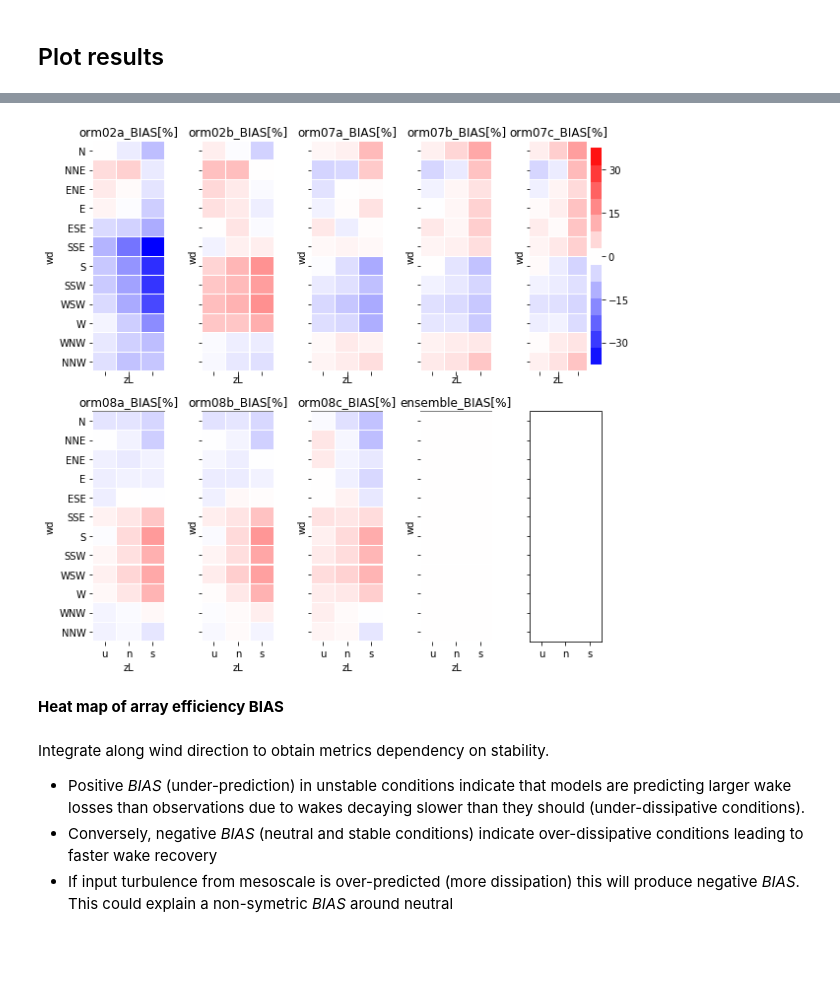
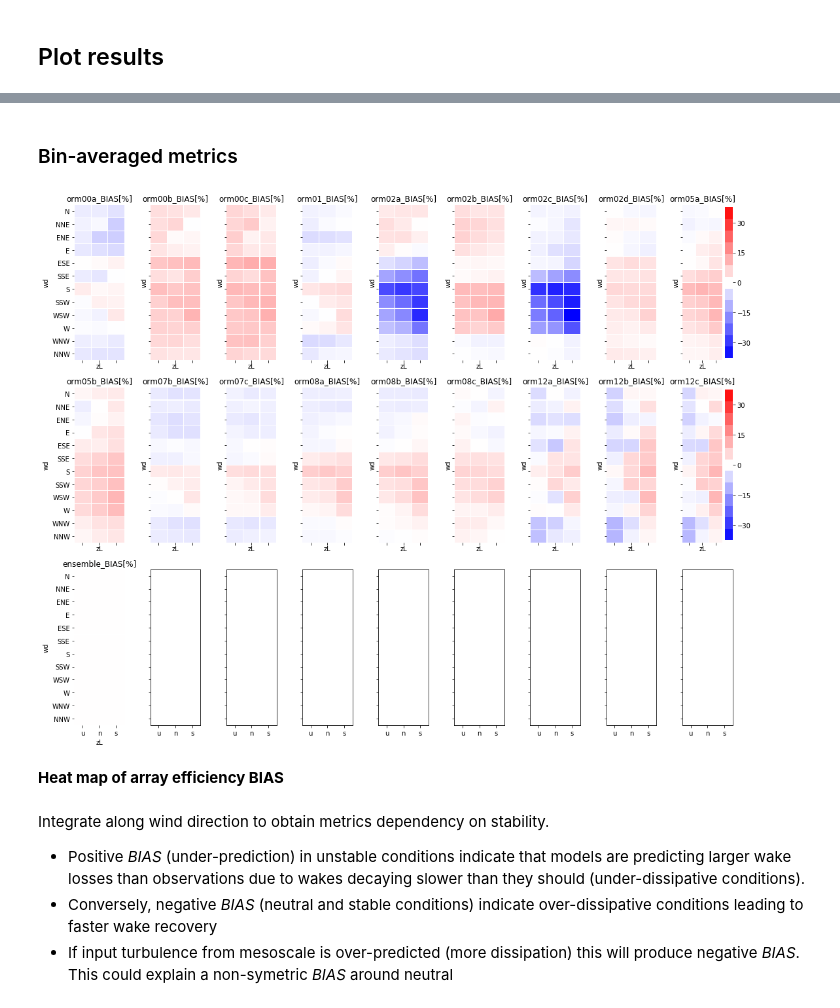
Before and after one commit to CENER-EPR/OWAbench, a Jupyter notebook: Ormonde/Ormonde_ArrayEfficiency.ipynb, the cells around one changed output, grey strips where cells are left out. Saved outputs shown, nothing was run; the diff lists cells and outputs as text; code cells hidden in the pictures; blank space fills up the shorter version.

```diff
--- a/Ormonde/Ormonde_ArrayEfficiency.ipynb
+++ b/Ormonde/Ormonde_ArrayEfficiency.ipynb
@@ -173,20 +196,22 @@ meso_P, meso_P_std = bin_avrg.compute_mean(meso_ts_power, ts_bin_map)
 ## Load simulation data
 # %%
 # Loop through the submitted simulation data files and categorize them according to Table 1
-n_sim = len(sim_id)
 sim_ts = []
 sim_P = bin_avrg.array_init(('sim', 'wt','wd','zL'))
 sim_P_std = bin_avrg.array_init(('sim', 'wt','wd','zL'))
+# where sim_P.loc['anh01'].loc['ANHA01'].loc['N'].loc['u'] provides the mean power for anh01 simulation at
+# turbine A01 for North sector in unstable conditions
 
 for isim in range(0,n_sim):
     if isim == n_sim-1:
+        print(isim)
         sim_P[isim] = sim_P[ensemble].mean(axis=0)
         sim_P_std[isim] = sim_P_std[ensemble].mean(axis=0)
     else:
-        file_name = './outputs/'+ sim_id[isim] +'.csv'
+        file_name = './outputs/'+ sims["ID"][isim] +'.csv'
         print(file_name)
         ts = p = p_std = None
-        if sim_type[isim] == 'ts':
+        if sims["Approach"][isim] == 'ts':
             ts = pd.read_csv(file_name, index_col = 'time')  # read .csv output files
             p, p_std = bin_avrg.compute_mean(ts, ts_bin_map)   # from time-series to bin-averaged quantities
             # clean up the time series data and apply the scada_ts filter
@@ -197,8 +222,7 @@ for isim in range(0,n_sim):
         sim_P[isim] = p
         sim_P_std[isim] = p_std
 
-# where sim_P.loc['anh01'].loc['ANHA01'].loc['N'].loc['u'] provides the mean power for anh01 simulation at
-# turbine A01 for North sector in unstable conditions
+print('Ensemble generated based on: ' + ', '.join(sims.loc[ensemble]["Label"].tolist()))
 # %% [output]
 ./outputs/orm00a.csv
 ./outputs/orm00b.csv
@@ -226,13 +260,14 @@ except IOError:
 # %% [markdown]
 If no validation data is available, do code to code comparison by selecting a reference simulation to compare against:
 # %%
-ref_sim = n_sim-1     # ref_sim = [] when you compare with validation data
+benchmark = n_sim-1      # ref_sim = [] when you compare with validation data
 
-if not ref_sim:
-    ref_P = obs_P
-    ref_P_std = obs_P_std
+if not benchmark:
+    print ("Your reference series is observations")
+    bench_P = obs_P
+    bench_P_std = obs_P_std
 else:
-    print ("You reference simulation is %s " % (sim_name[ref_sim]))
-    ref_P = sim_P[ref_sim]
-    ref_P_std = sim_P_std[ref_sim]
+    print ("Your benchmark series is %s " % (sims["Label"][benchmark]))
+    bench_P = sim_P[benchmark]
+    bench_P_std = sim_P_std[benchmark]
 # %% [output]
@@ -337,0 +346,17 @@ Metrics.loc[[sim_name[x] for x in plotresults]]
+# %%
+# Here you can select which simulations to plot and highlight some of them
+
+#plotresults = list(range(0, n_sim))                          # all simulations
+
+#plotresults = ensemble.copy()                           # simulations participating in the ensemble
+#plotresults.append(n_sim-1)                               # add the ensemble
+
+plotresults = [0,1,2,3,4,5,6,7,8,9,10,11,12,13,14,15,16,17,18] # for cherry peaking
+
+# use 'Label', 'ID' (anonymous) or any other column in the participants table to tag the simulations in the plots
+tags = 'Label'
+plotresultsname = [sims[tags][x] for x in plotresults]
+
+highlight = ['orm00b','orm01','orm02b','orm05b','orm07a','orm08a','orm12b']          # Highlight results in spagetti plots
+#highlight = ['orm00a','orm00b','orm07a','orm07b','orm07c','orm09a']          # Highlight results in spagetti plots
+#highlight = ['orm07a','orm07b','orm07c']          # Highlight results in spagetti plots
@@ -338,12 +400,14 @@ Metrics.loc[[sim_name[x] for x in plotresults]]
+# %% [markdown]
+### Bin-averaged metrics
 # %%
 figcaption = "**Heat map of array efficiency BIAS**"
 title = "_BIAS[%]"
-bin_avrg.plot_heatmaps(bias[plotresults], sub_plt_size = (1.7,4),n_plot_cols = 5,
+bin_avrg.plot_heatmaps(bias[plotresults], sub_plt_size = (1.7,4),n_plot_cols = 9,
                        figcaption = figcaption, title=title)
 
 #sim_name, bias.max(axis=1) # Compute maximum per stability
 # %% [output]
-[figure, old version]
+[figure, new version]
 **Heat map of array efficiency BIAS**
 # %% [markdown]
 Integrate along wind direction to obtain metrics dependency on stability.
```
Also changed, not shown: parts of 30 cells of this notebook, 11 other files.
